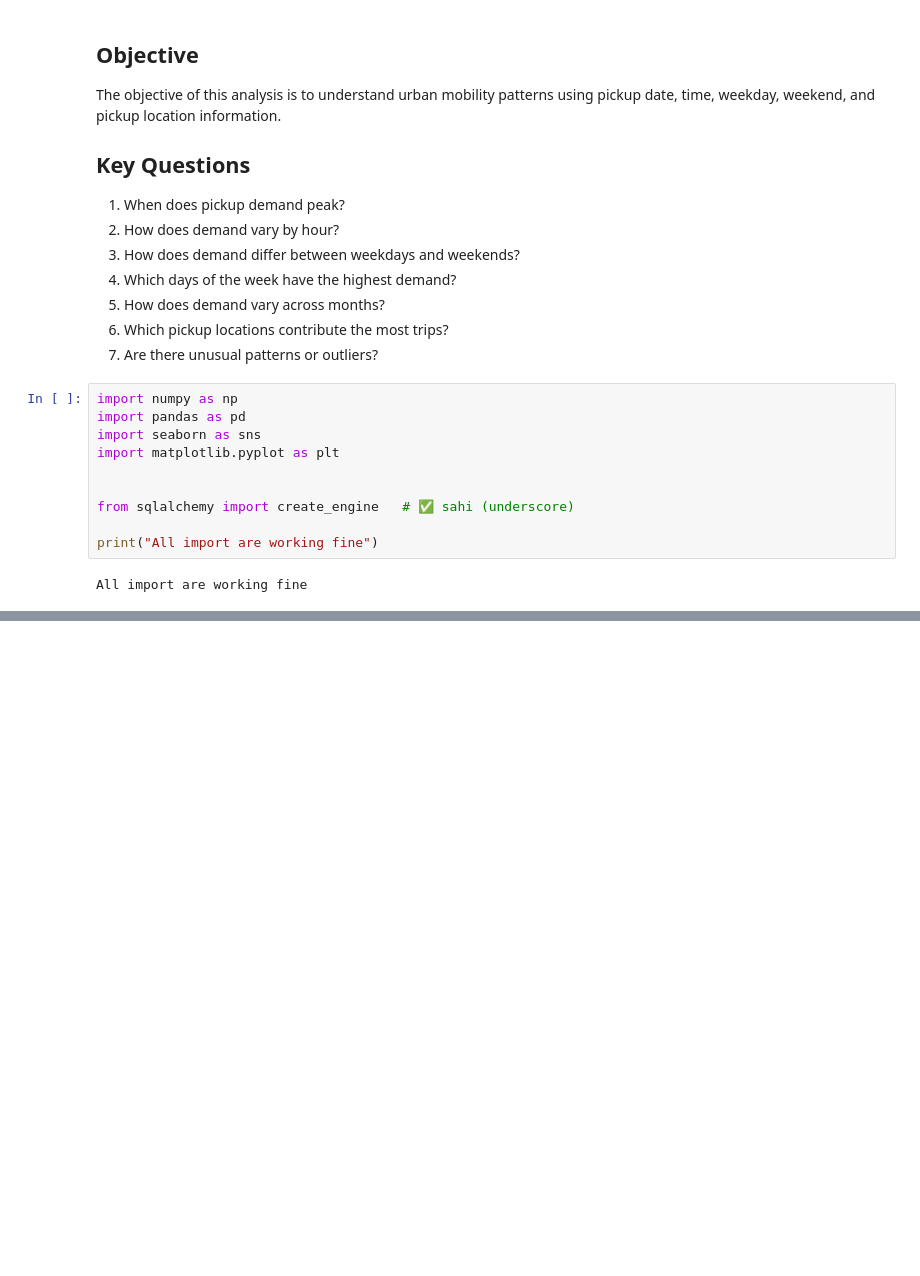
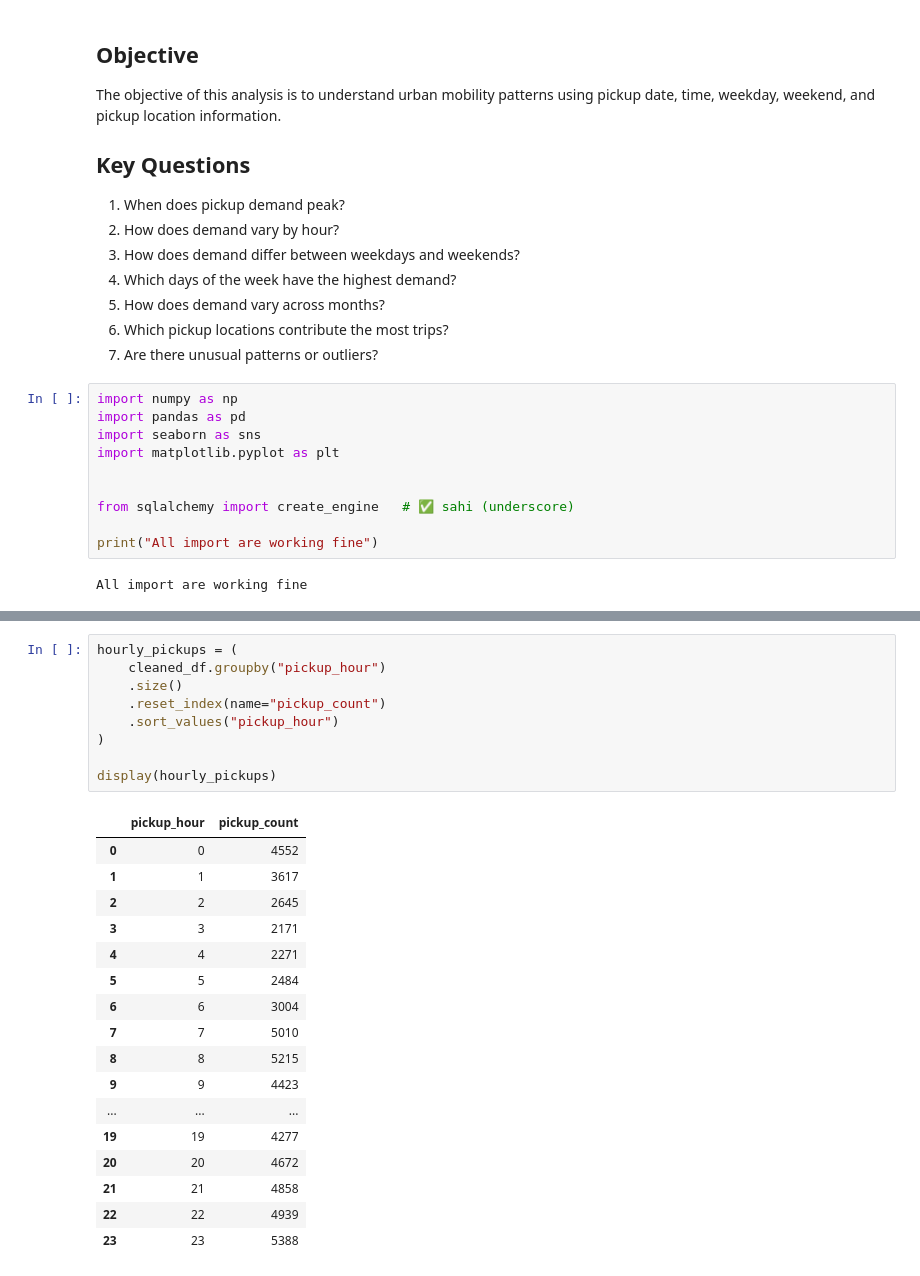
Before and after one commit to abhishekmahto01/DS-365, a Jupyter notebook: Urban_Mobility_Analytics/notebooks/01_exploratory_data_analysis.ipynb, the cells around one changed output, grey strips where cells are left out. Saved outputs shown, nothing was run; the diff lists cells and outputs as text; blank space fills up the shorter version.

```diff
--- a/Urban_Mobility_Analytics/notebooks/01_exploratory_data_analysis.ipynb
+++ b/Urban_Mobility_Analytics/notebooks/01_exploratory_data_analysis.ipynb
@@ -43,0 +294,27 @@ Database connection succesfully established!
+# %%
+hourly_pickups = (
+    cleaned_df.groupby("pickup_hour")
+    .size()
+    .reset_index(name="pickup_count")
+    .sort_values("pickup_hour")
+)
+
+display(hourly_pickups)
+# %% [output]
+|  | pickup_hour | pickup_count |
+| 0 | 0 | 4552 |
+| 1 | 1 | 3617 |
+| 2 | 2 | 2645 |
+| 3 | 3 | 2171 |
+| 4 | 4 | 2271 |
+| 5 | 5 | 2484 |
+| 6 | 6 | 3004 |
+| 7 | 7 | 5010 |
+| 8 | 8 | 5215 |
+| 9 | 9 | 4423 |
+| ... | ... | ... |
+| 19 | 19 | 4277 |
+| 20 | 20 | 4672 |
+| 21 | 21 | 4858 |
+| 22 | 22 | 4939 |
+| 23 | 23 | 5388 |
```
Also changed, not shown: parts of 21 cells of this notebook.
